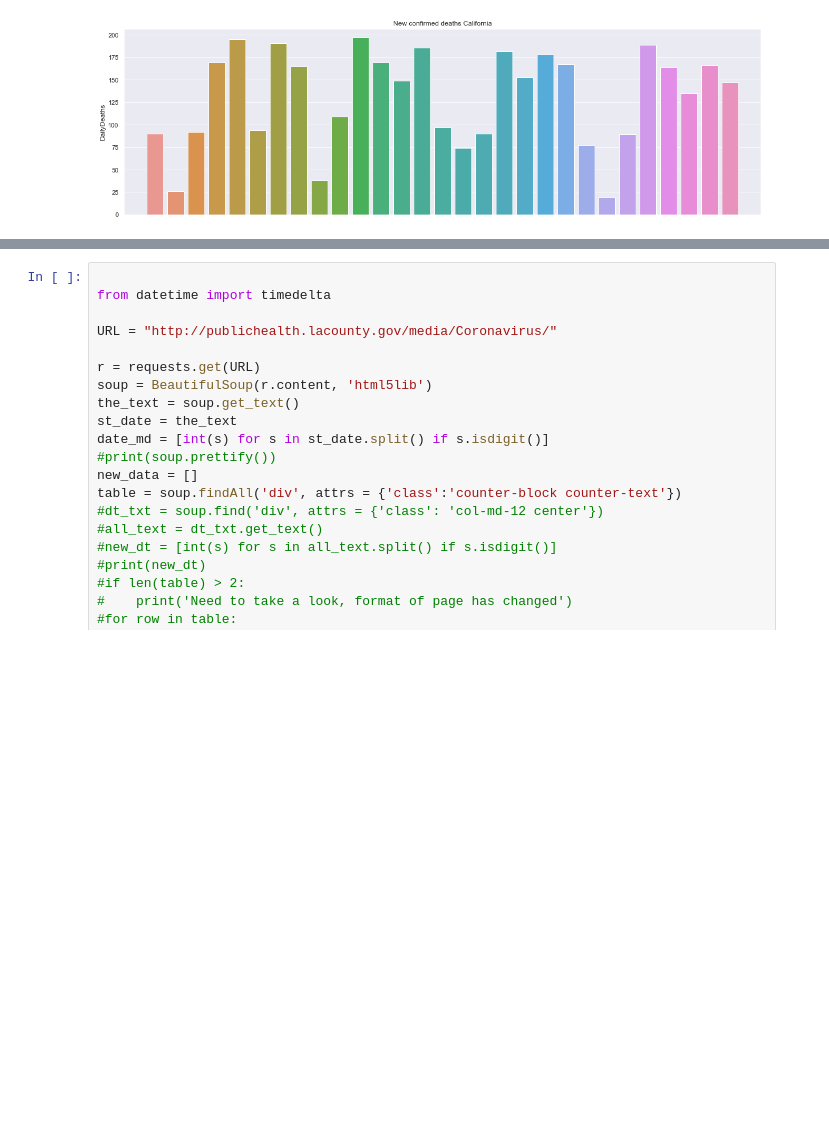
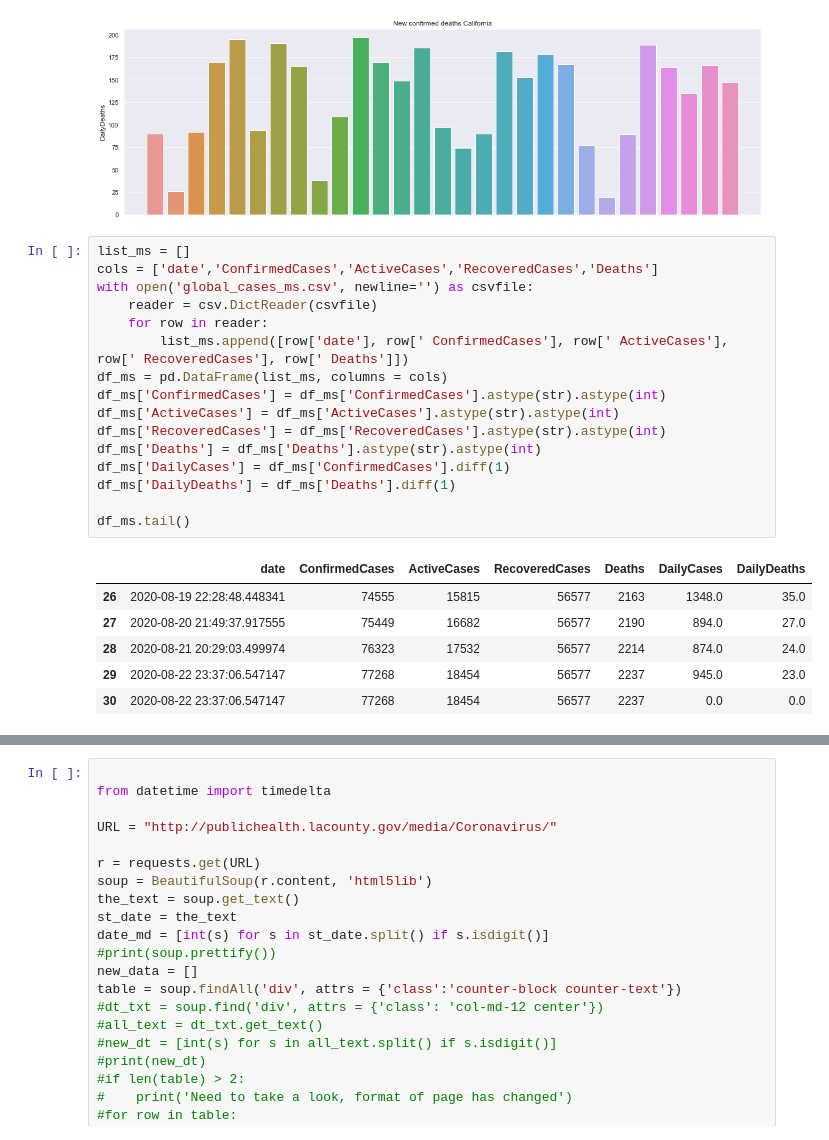
Before and after one commit to OanaTudu/Covid19, a Jupyter notebook: covid19.ipynb, the cells around one changed output, grey strips where cells are left out. Drawn from its saved outputs; the diff is of its cells as text; blank space fills up the shorter version.

```diff
--- a/covid19.ipynb
+++ b/covid19.ipynb
@@ -445,3 +445,26 @@ _=plt.xticks(np.arange(df_ca.shape[0])[::1], df_ca.index[0:0:1], rotation=35)
 _=pl.set_title('New confirmed deaths California')
 # %% [output]
 [figure]
+# %%
+list_ms = []
+cols = ['date','ConfirmedCases','ActiveCases','RecoveredCases','Deaths']
+with open('global_cases_ms.csv', newline='') as csvfile:
+    reader = csv.DictReader(csvfile)
+    for row in reader:
+        list_ms.append([row['date'], row[' ConfirmedCases'], row[' ActiveCases'], row[' RecoveredCases'], row[' Deaths']])
+df_ms = pd.DataFrame(list_ms, columns = cols)
+df_ms['ConfirmedCases'] = df_ms['ConfirmedCases'].astype(str).astype(int)
+df_ms['ActiveCases'] = df_ms['ActiveCases'].astype(str).astype(int)
+df_ms['RecoveredCases'] = df_ms['RecoveredCases'].astype(str).astype(int)
+df_ms['Deaths'] = df_ms['Deaths'].astype(str).astype(int)
+df_ms['DailyCases'] = df_ms['ConfirmedCases'].diff(1)
+df_ms['DailyDeaths'] = df_ms['Deaths'].diff(1)
+
+df_ms.tail()
+# %% [output]
+|  | date | ConfirmedCases | ActiveCases | RecoveredCases | Deaths | DailyCases | DailyDeaths |
+| 26 | 2020-08-19 22:28:48.448341 | 74555 | 15815 | 56577 | 2163 | 1348.0 | 35.0 |
+| 27 | 2020-08-20 21:49:37.917555 | 75449 | 16682 | 56577 | 2190 | 894.0 | 27.0 |
+| 28 | 2020-08-21 20:29:03.499974 | 76323 | 17532 | 56577 | 2214 | 874.0 | 24.0 |
+| 29 | 2020-08-22 23:37:06.547147 | 77268 | 18454 | 56577 | 2237 | 945.0 | 23.0 |
+| 30 | 2020-08-22 23:37:06.547147 | 77268 | 18454 | 56577 | 2237 | 0.0 | 0.0 |
```
Also changed, not shown: parts of 4 cells of this notebook.
